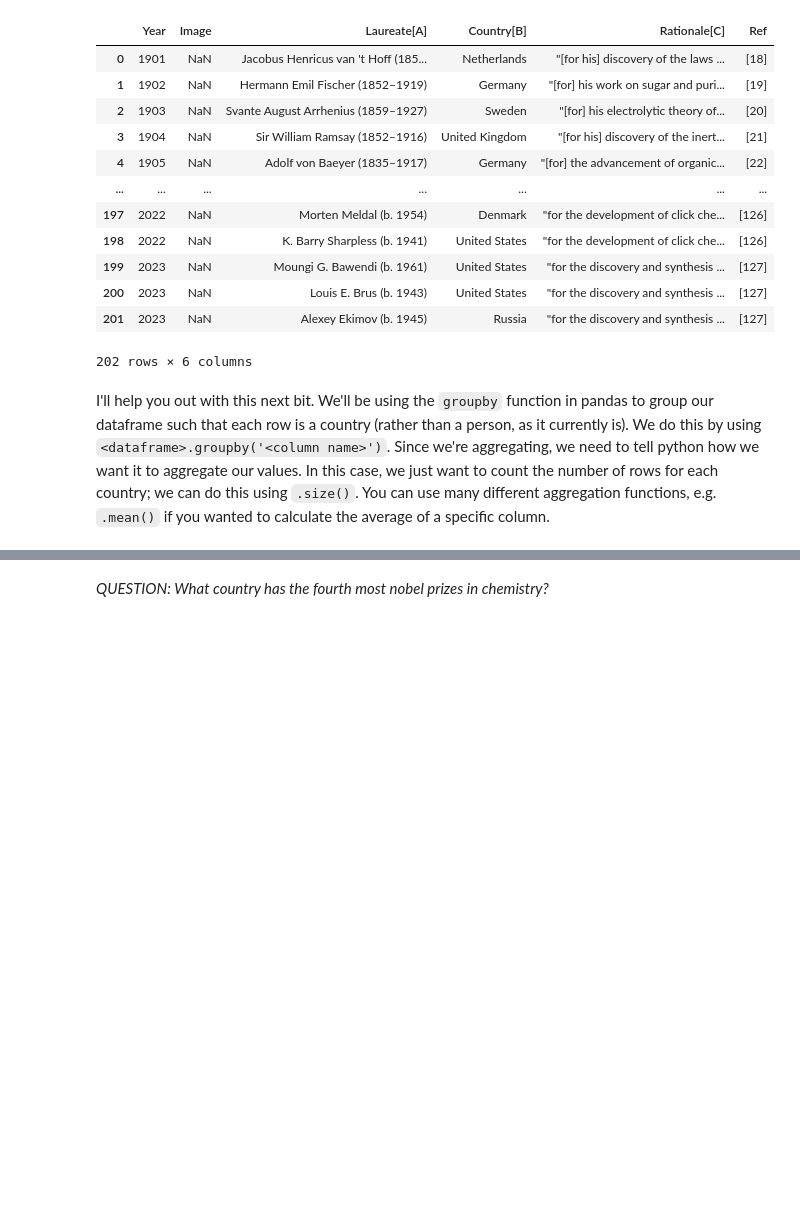
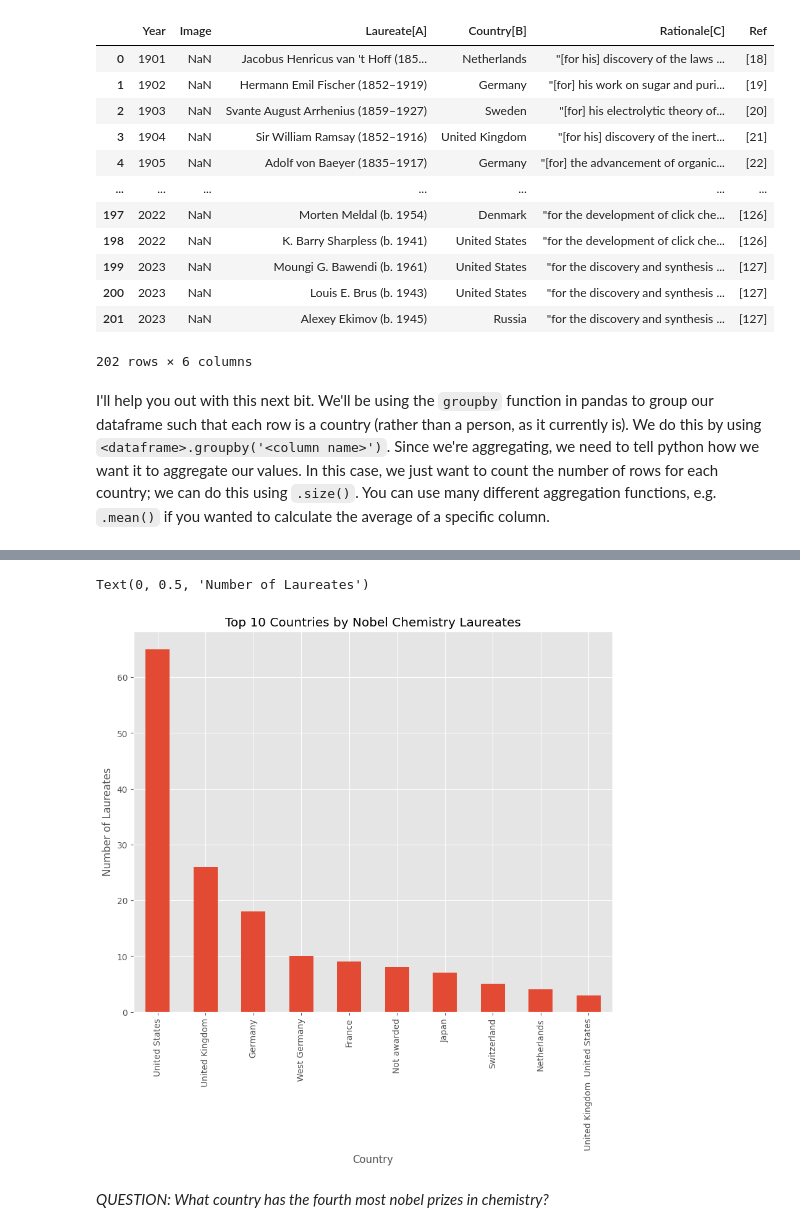
Before and after one commit to jaoshang/QM2, a Jupyter notebook: notebooks/W02. Pandas.ipynb, the cells around one changed output, grey strips where cells are left out. Drawn from its saved outputs; the diff is of its cells as text; code cells hidden in the pictures; blank space fills up the shorter version.

```diff
--- a/notebooks/W02. Pandas.ipynb
+++ b/notebooks/W02. Pandas.ipynb
@@ -614,11 +610,11 @@ chem
 I'll help you out with this next bit. We'll be using the `groupby` function in pandas to group our dataframe such that each row is a country (rather than a person, as it currently is). We do this by using `<dataframe>.groupby('<column name>')`. Since we're aggregating, we need to tell python how we want it to aggregate our values. In this case, we just want to count the number of rows for each country; we can do this using `.size()`. You can use many different aggregation functions, e.g. `.mean()` if you wanted to calculate the average of a specific column.
 # %%
 # here, we're creating a new dataframe called 'country' in which each row is a country, and the values represent the number of nobel laureates.
-countries=chem.groupby('Country[B]').size()
+country=chem.groupby('Country[B]').size()
 
 #now let's sort it in descending order
-countries.sort_values(ascending=False)
-
+country=country.sort_values(ascending=False)
+country.head(10)
 # finally, plot the top 10 countries
 # %% [output]
 Country[B]
@@ -640 +631,4 @@ Yugoslavia  Switzerland                        1
 dtype: int64
+# %%
+country=country.drop(index="Not awarded")
+country.head(10)
@@ -641,6 +648,8 @@ dtype: int64
 # %%
-chem = chem.replace('Not awarded', 'NaN', regex=True)
-countries['Country[B]'].plot.bar()
+country.head(10).plot.bar()
 plt.title('Top 10 Countries by Nobel Chemistry Laureates')
 plt.xlabel('Country')
 plt.ylabel('Number of Laureates')
+# %% [output]
+Text(0, 0.5, 'Number of Laureates')
+[figure, added]
```
Also changed, not shown: parts of 6 cells of this notebook.
